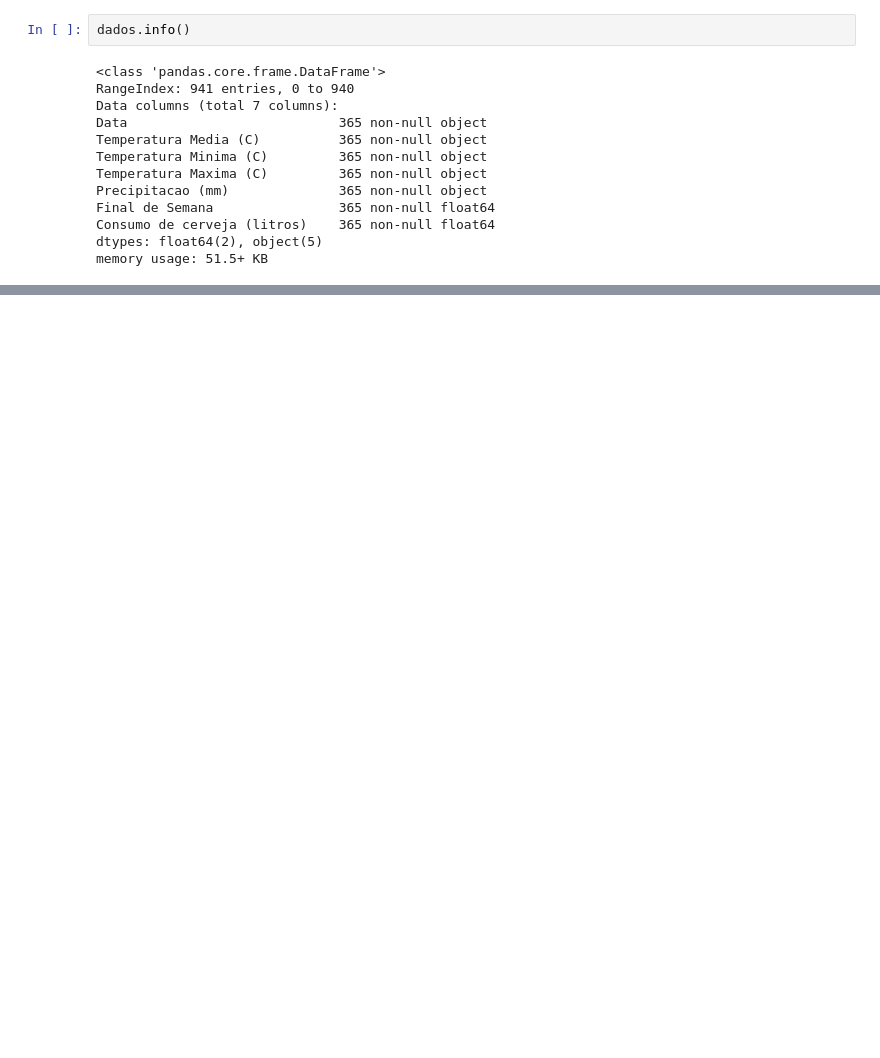
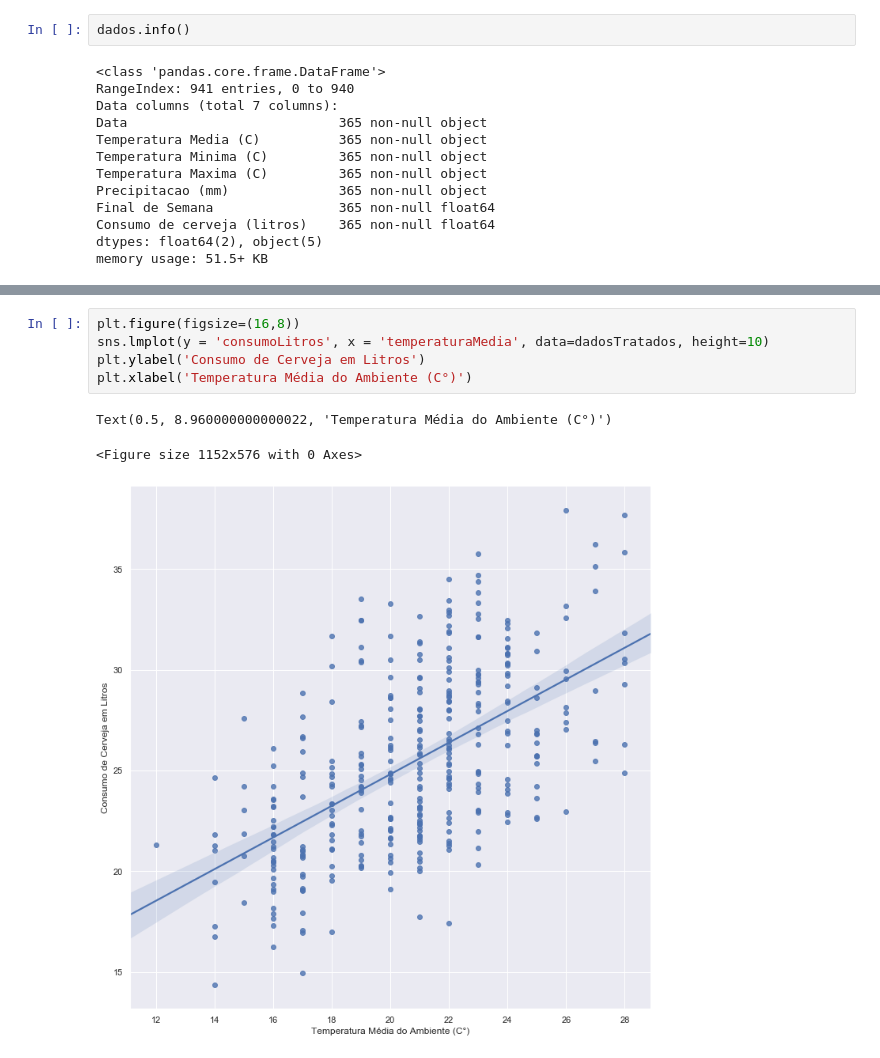
Before and after one commit to vitormoschetti/PI--IV---Extra-o-e-Visualiza-o-de-Dados-, a Jupyter notebook: Atividade 2/PI IV - Consumo de Cerveja .ipynb, the cells around one changed output, grey strips where cells are left out. Drawn from its saved outputs; the diff is of its cells as text; blank space fills up the shorter version.

```diff
--- a/Atividade 2/PI IV - Consumo de Cerveja .ipynb
+++ b/Atividade 2/PI IV - Consumo de Cerveja .ipynb
@@ -50,0 +152,9 @@ Text(0.5, 1.0, 'Histograma das Médias do Consumo de Cerveja em Litros')
+# %%
+plt.figure(figsize=(16,8))
+sns.lmplot(y = 'consumoLitros', x = 'temperaturaMedia', data=dadosTratados, height=10)
+plt.ylabel('Consumo de Cerveja em Litros')
+plt.xlabel('Temperatura Média do Ambiente (C°)')
+# %% [output]
+Text(0.5, 8.960000000000022, 'Temperatura Média do Ambiente (C°)')
+<Figure size 1152x576 with 0 Axes>
+[figure, added]
```
Also changed, not shown: parts of 5 cells of this notebook.
